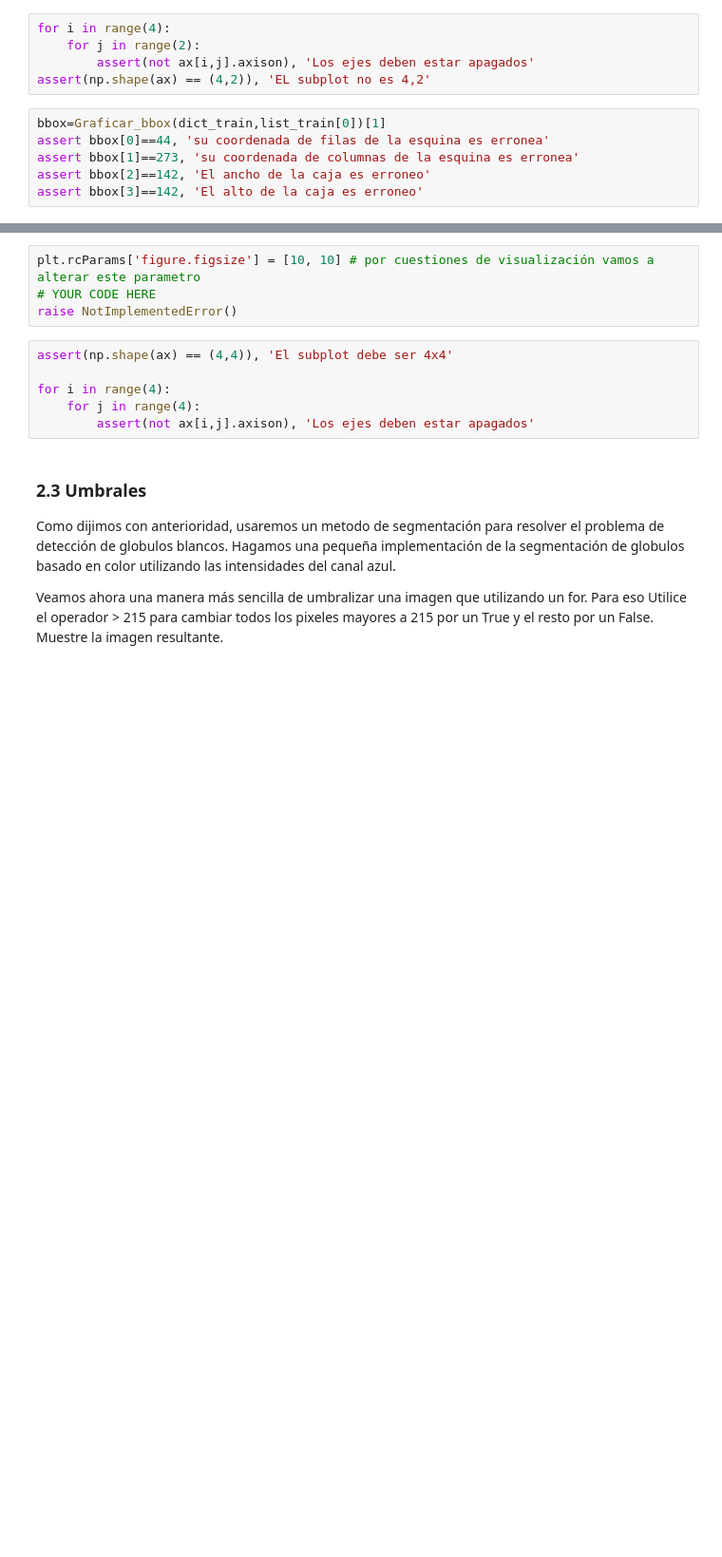
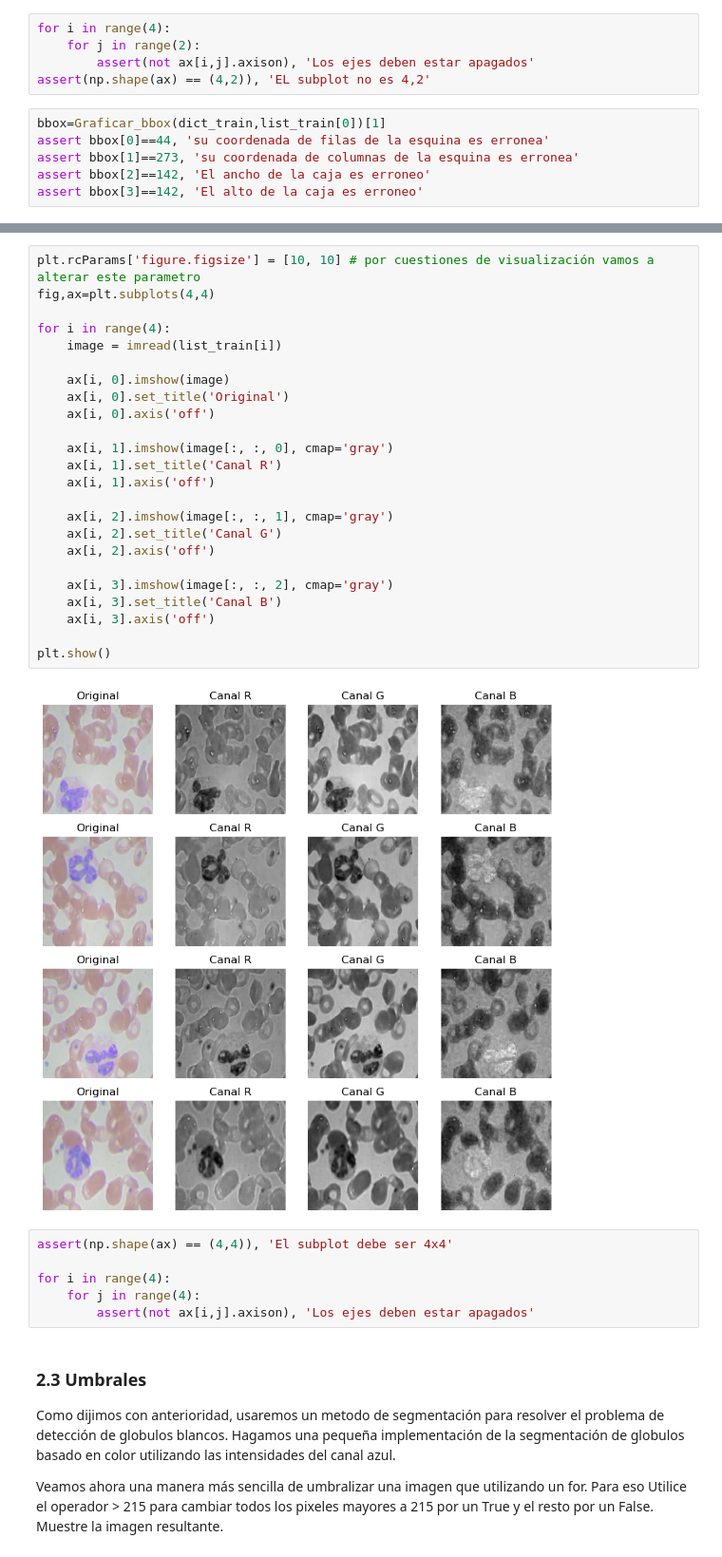
Before and after one commit to AngelicaOrtizB/Mini-proyecto-1, a Jupyter notebook: Entrega 1.ipynb, the cells around one changed output, grey strips where cells are left out. Shown at 95% size. Cells and saved outputs as stored; diff of their text form; blank space fills up the shorter version.

```diff
--- a/Entrega 1.ipynb
+++ b/Entrega 1.ipynb
@@ -219,8 +219,30 @@ Ahora que ya hemos visualizado las anotaciones tenemos conocimiento de como luce
 > - Recuerden quitar los ejes de las imagenes
 # %%
 plt.rcParams['figure.figsize'] = [10, 10] # por cuestiones de visualización vamos a alterar este parametro
-# YOUR CODE HERE
-raise NotImplementedError()
+fig,ax=plt.subplots(4,4)
+
+for i in range(4):
+    image = imread(list_train[i])
+
+    ax[i, 0].imshow(image)
+    ax[i, 0].set_title('Original')
+    ax[i, 0].axis('off')
+
+    ax[i, 1].imshow(image[:, :, 0], cmap='gray')
+    ax[i, 1].set_title('Canal R')
+    ax[i, 1].axis('off')
+
+    ax[i, 2].imshow(image[:, :, 1], cmap='gray')
+    ax[i, 2].set_title('Canal G')
+    ax[i, 2].axis('off')
+
+    ax[i, 3].imshow(image[:, :, 2], cmap='gray')
+    ax[i, 3].set_title('Canal B')
+    ax[i, 3].axis('off')
+
+plt.show()
+# %% [output]
+[figure, added]
 # %%
 assert(np.shape(ax) == (4,4)), 'El subplot debe ser 4x4'
 
```
Also changed, not shown: parts of 3 cells of this notebook.
